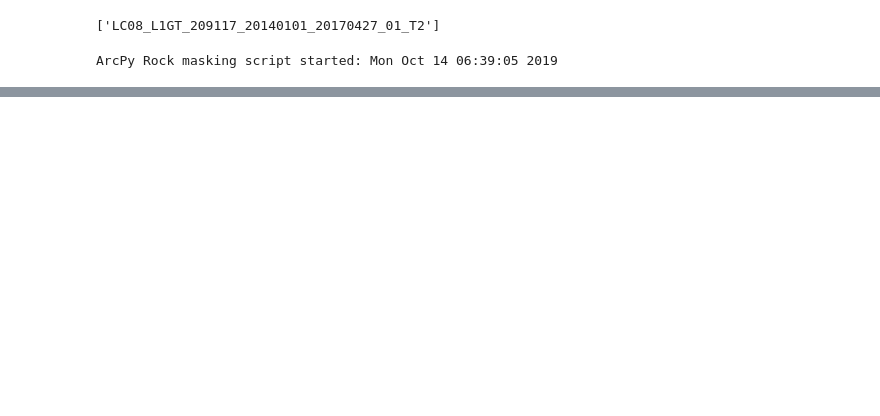
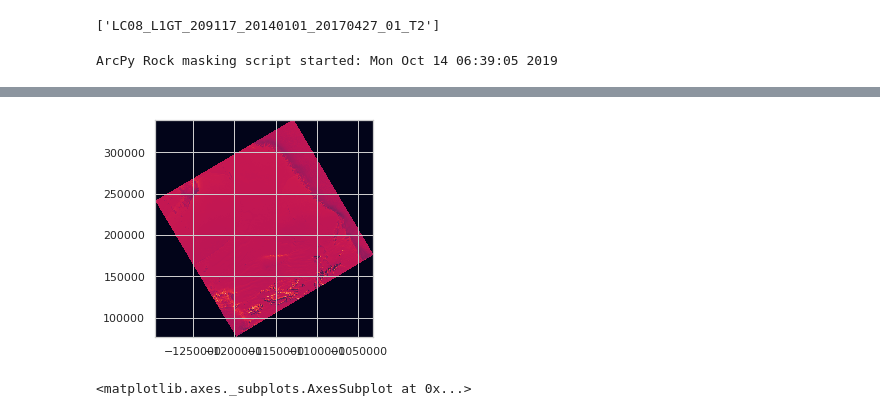
Before and after one commit to mblackgeo/AntarcticRockOutcrop, a Jupyter notebook: burton_johnson_model.ipynb, the cells around one changed output, grey strips where cells are left out. Cells and saved outputs as stored; diff of their text form; code cells hidden in the pictures; blank space fills up the shorter version.

```diff
--- a/burton_johnson_model.ipynb
+++ b/burton_johnson_model.ipynb
@@ -87,0 +67,10 @@ for i in range(len(tiles)):
+# %%
+B2 = rio.open(thisTileFile + "_B2.TIF", dtype='float32') # Blue
+B3 = rio.open(thisTileFile + "_B3.TIF", dtype='float32') # Green
+B5 = rio.open(thisTileFile + "_B5.TIF", dtype='float32') # NIR
+B6 = rio.open(thisTileFile + "_B6.TIF", dtype='float32') # SWIR1
+B10 = rio.open(thisTileFile + "_B10.TIF", dtype='float32') # TIRS1
+rplt.show(B2)
+# %% [output]
+[figure, added]
+<matplotlib.axes._subplots.AxesSubplot at 0x...>
```
Also changed, not shown: parts of 6 cells of this notebook, 1 other file.
